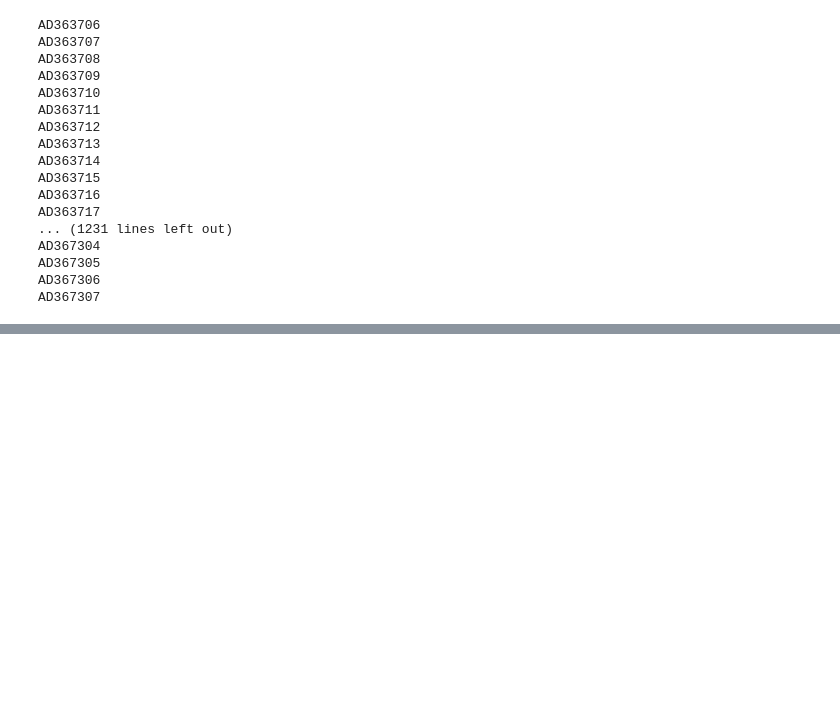
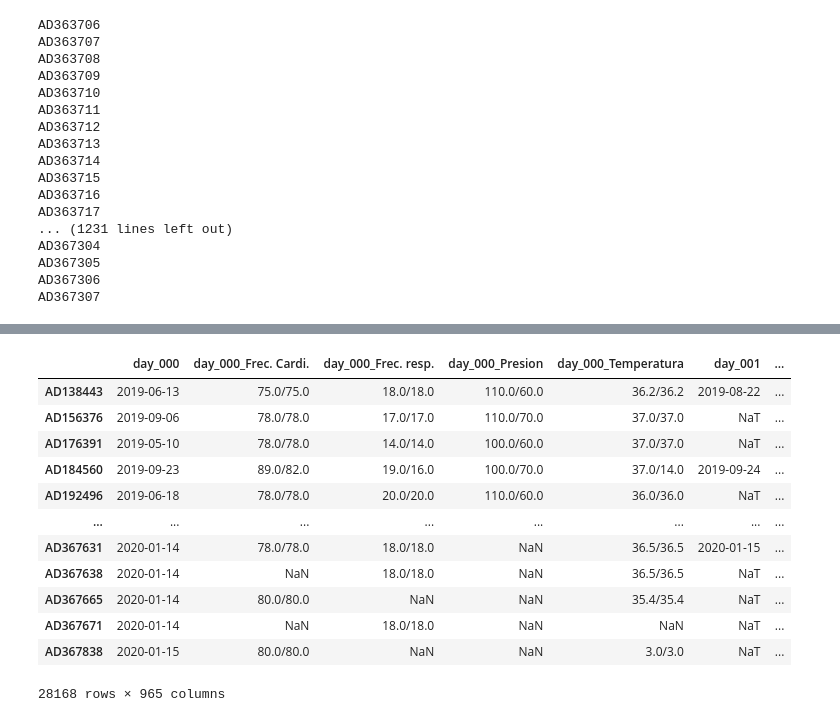
Before and after one commit to gbernardino/toolsCMRC, a Jupyter notebook: getPressures.ipynb, the cells around one changed output, grey strips where cells are left out. Drawn from its saved outputs; the diff is of its cells as text; code cells hidden in the pictures; blank space fills up the shorter version.

```diff
--- a/getPressures.ipynb
+++ b/getPressures.ipynb
@@ -287,11 +431 @@ class PressureByDay():
         return res
-# %%
-import datetime
-pressures = {}
-for c, v in tqdm.tqdm_notebook(allPressuresAllCases.items()):
-    pd = PressureByDay()
-    for (d, p) in v:
-        if p == '/':
-            continue
-        pd.addPressure(d, p)
-    pressures[c] = pd
@@ -299,0 +432,26 @@ for c, v in tqdm.tqdm_notebook(allPressuresAllCases.items()):
+# %%
+import datetime
+measurements = {}
+for c, v in tqdm.tqdm_notebook(allPressuresAllCases.items()):
+    pdP = MeasurementsByDay('Presion')
+    pdT = MeasurementsByDay('Temperatura')
+    pdHR = MeasurementsByDay('Frec. Cardi.')
+    pdRR = MeasurementsByDay('Frec. resp.')
+    for (d, p) in v:
+        if p == '/':
+            continue
+        pdP.addMeasurement(d, p)
+
+    for (d, p) in allTAllCases[c]:
+        pdT.addMeasurement(d, p)
+
+    for (d, p) in allHRAllCases[c]:
+        pdHR.addMeasurement(d, p)
+
+    for (d, p) in allRRAllCases[c]:
+        pdRR.addMeasurement(d, p)
+
+    measurements[c] = pdP.toDict()
+    measurements[c].update(pdT.toDict())
+    measurements[c].update(pdHR.toDict())
+    measurements[c].update(pdRR.toDict())
@@ -300,3 +460,3 @@ for c, v in tqdm.tqdm_notebook(allPressuresAllCases.items()):
 # %%
-df = pandas.DataFrame.from_dict({ k:v.toDict()  for k, v in pressures.items()} , orient = 'index')
-df.to_csv('maxMinPressures.csv')
+df = pandas.DataFrame.from_dict({ k:v  for k, v in measurements.items()} , orient = 'index').sort_index(axis = 1)
+df.to_csv('maxMinMeasurements.csv')
@@ -305,0 +463,16 @@ df.to_csv('maxMinPressures.csv')
+# %%
+df
+# %% [output]
+|  | day_000 | day_000_Frec. Cardi. | day_000_Frec. resp. | day_000_Presion | day_000_Temperatura | day_001 | ... |
+| AD138443 | 2019-06-13 | 75.0/75.0 | 18.0/18.0 | 110.0/60.0 | 36.2/36.2 | 2019-08-22 | ... |
+| AD156376 | 2019-09-06 | 78.0/78.0 | 17.0/17.0 | 110.0/70.0 | 37.0/37.0 | NaT | ... |
+| AD176391 | 2019-05-10 | 78.0/78.0 | 14.0/14.0 | 100.0/60.0 | 37.0/37.0 | NaT | ... |
+| AD184560 | 2019-09-23 | 89.0/82.0 | 19.0/16.0 | 100.0/70.0 | 37.0/14.0 | 2019-09-24 | ... |
+| AD192496 | 2019-06-18 | 78.0/78.0 | 20.0/20.0 | 110.0/60.0 | 36.0/36.0 | NaT | ... |
+| ... | ... | ... | ... | ... | ... | ... | ... |
+| AD367631 | 2020-01-14 | 78.0/78.0 | 18.0/18.0 | NaN | 36.5/36.5 | 2020-01-15 | ... |
+| AD367638 | 2020-01-14 | NaN | 18.0/18.0 | NaN | 36.5/36.5 | NaT | ... |
+| AD367665 | 2020-01-14 | 80.0/80.0 | NaN | NaN | 35.4/35.4 | NaT | ... |
+| AD367671 | 2020-01-14 | NaN | 18.0/18.0 | NaN | NaN | NaT | ... |
+| AD367838 | 2020-01-15 | 80.0/80.0 | NaN | NaN | 3.0/3.0 | NaT | ... |
+28168 rows × 965 columns
```
Also changed, not shown: parts of 15 cells of this notebook, 1 other file.
